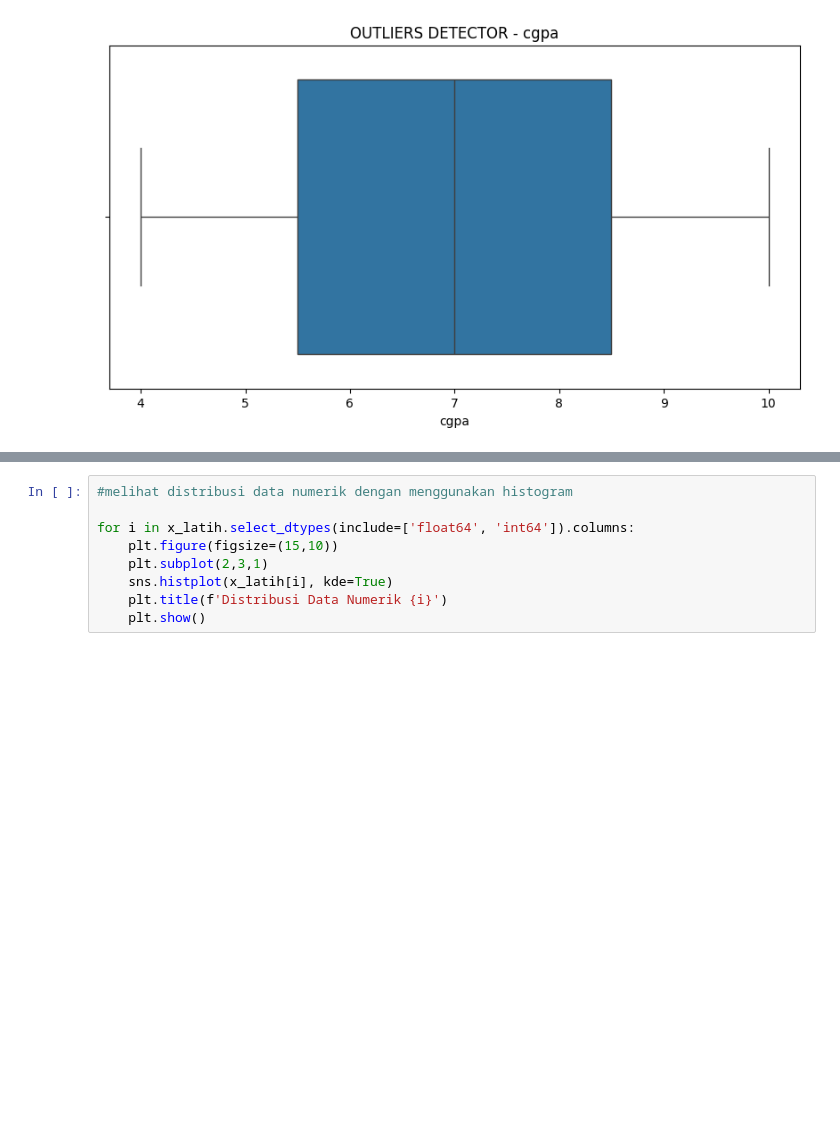
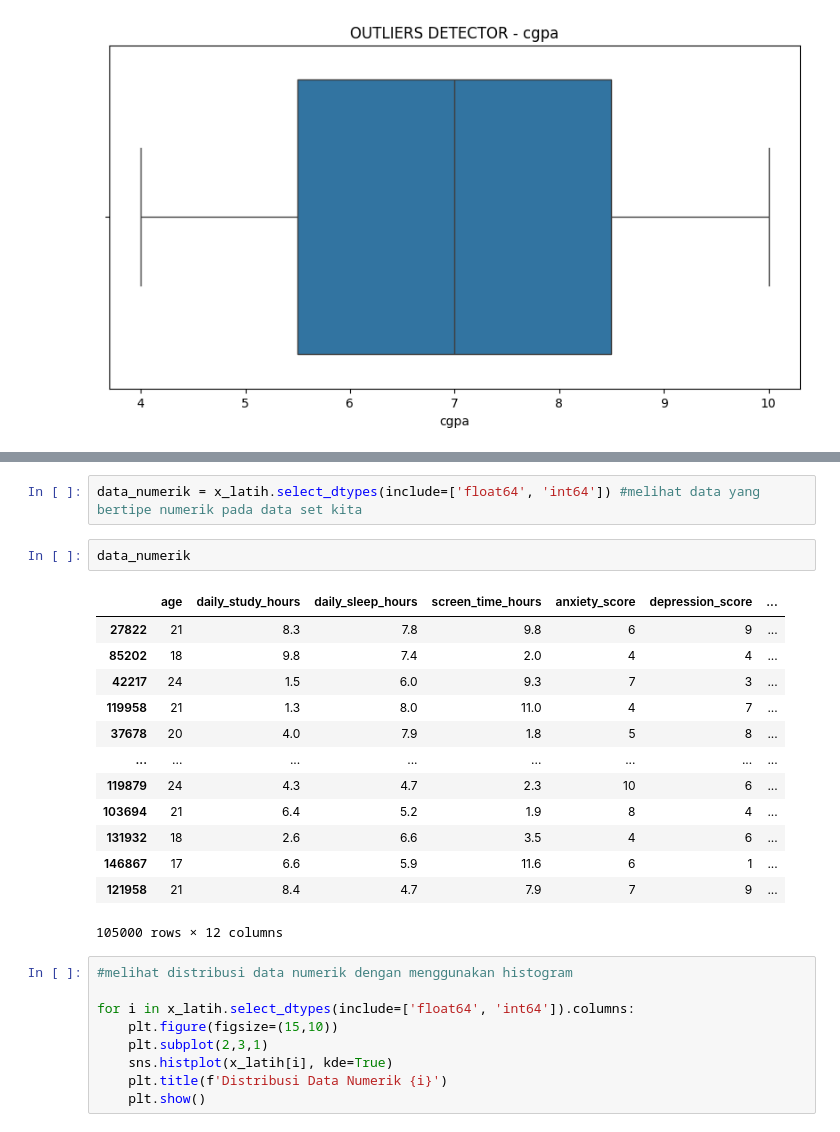
Before and after one commit to wen24-collab/MODEL-MACHINE-LEARNING-CLASSIFIICATION-TINGGKLAT-BRANOUT-SISWA-DAN-ORANG-DEWASA, a Jupyter notebook: prediksi_kelulusan.ipynb, the cells around one changed output, grey strips where cells are left out. Drawn from its saved outputs; the diff is of its cells as text; blank space fills up the shorter version.

```diff
--- a/prediksi_kelulusan.ipynb
+++ b/prediksi_kelulusan.ipynb
@@ -236,3 +363,21 @@ for i in x_latih.select_dtypes(include=["object"]).columns:
+# %%
+data_numerik = x_latih.select_dtypes(include=['float64', 'int64']) #melihat data yang bertipe numerik pada data set kita
+# %%
+data_numerik
+# %% [output]
+|  | age | daily_study_hours | daily_sleep_hours | screen_time_hours | anxiety_score | depression_score | ... |
+| 27822 | 21 | 8.3 | 7.8 | 9.8 | 6 | 9 | ... |
+| 85202 | 18 | 9.8 | 7.4 | 2.0 | 4 | 4 | ... |
+| 42217 | 24 | 1.5 | 6.0 | 9.3 | 7 | 3 | ... |
+| 119958 | 21 | 1.3 | 8.0 | 11.0 | 4 | 7 | ... |
+| 37678 | 20 | 4.0 | 7.9 | 1.8 | 5 | 8 | ... |
+| ... | ... | ... | ... | ... | ... | ... | ... |
+| 119879 | 24 | 4.3 | 4.7 | 2.3 | 10 | 6 | ... |
+| 103694 | 21 | 6.4 | 5.2 | 1.9 | 8 | 4 | ... |
+| 131932 | 18 | 2.6 | 6.6 | 3.5 | 4 | 6 | ... |
+| 146867 | 17 | 6.6 | 5.9 | 11.6 | 6 | 1 | ... |
+| 121958 | 21 | 8.4 | 4.7 | 7.9 | 7 | 9 | ... |
+105000 rows × 12 columns
 # %%
 #melihat distribusi data numerik dengan menggunakan histogram
 
```
Also changed, not shown: parts of 7 cells of this notebook.
